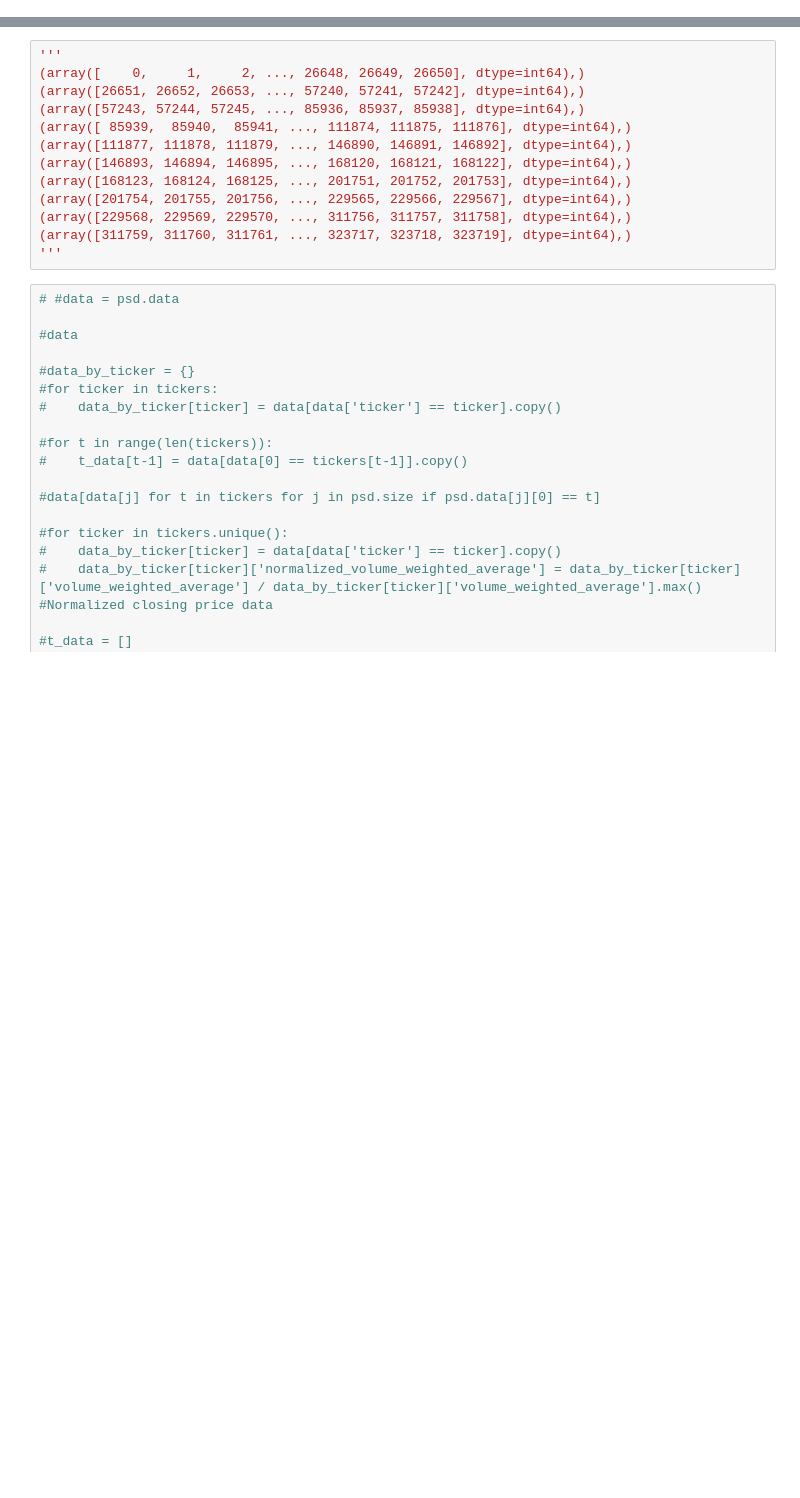
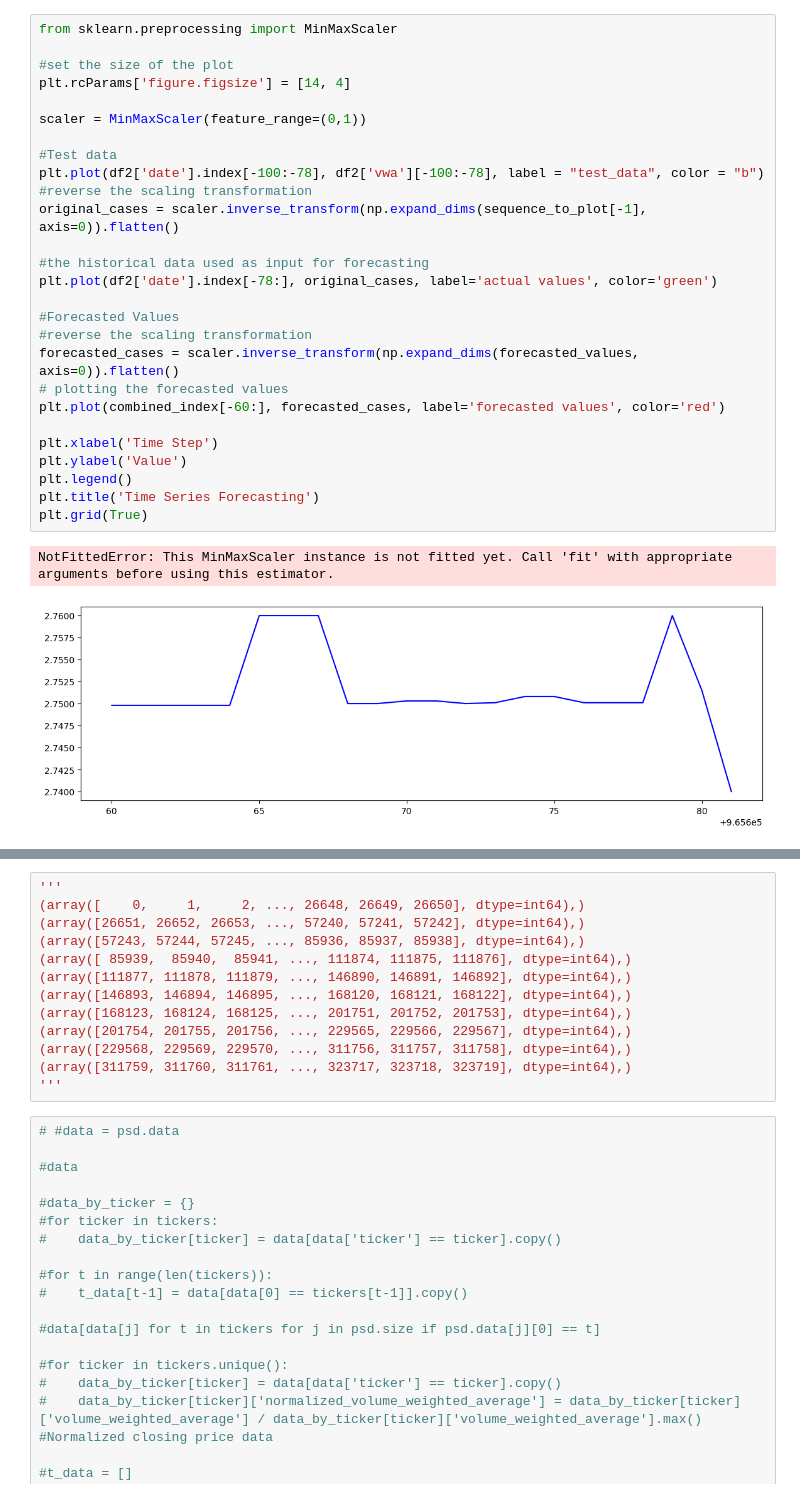
Before and after one commit to CSE-115-UCSC/penny-stock-lstm, a Jupyter notebook: PennyStockDataTest.ipynb, the cells around one changed output, grey strips where cells are left out. Saved outputs shown, nothing was run; the diff lists cells and outputs as text; blank space fills up the shorter version.

```diff
--- a/PennyStockDataTest.ipynb
+++ b/PennyStockDataTest.ipynb
@@ -40 +478,31 @@ df.head()
+# %%
+from sklearn.preprocessing import MinMaxScaler
+
+#set the size of the plot
+plt.rcParams['figure.figsize'] = [14, 4]
+
+scaler = MinMaxScaler(feature_range=(0,1))
+
+#Test data
+plt.plot(df2['date'].index[-100:-78], df2['vwa'][-100:-78], label = "test_data", color = "b")
+#reverse the scaling transformation
+original_cases = scaler.inverse_transform(np.expand_dims(sequence_to_plot[-1], axis=0)).flatten()
+
+#the historical data used as input for forecasting
+plt.plot(df2['date'].index[-78:], original_cases, label='actual values', color='green')
+
+#Forecasted Values
+#reverse the scaling transformation
+forecasted_cases = scaler.inverse_transform(np.expand_dims(forecasted_values, axis=0)).flatten()
+# plotting the forecasted values
+plt.plot(combined_index[-60:], forecasted_cases, label='forecasted values', color='red')
+
+plt.xlabel('Time Step')
+plt.ylabel('Value')
+plt.legend()
+plt.title('Time Series Forecasting')
+plt.grid(True)
+# %% [output]
+NotFittedError: This MinMaxScaler instance is not fitted yet. Call 'fit' with appropriate arguments before using this estimator.
+[figure, added]
 # %%
```
Also changed, not shown: parts of 23 cells of this notebook, 2 other files.
